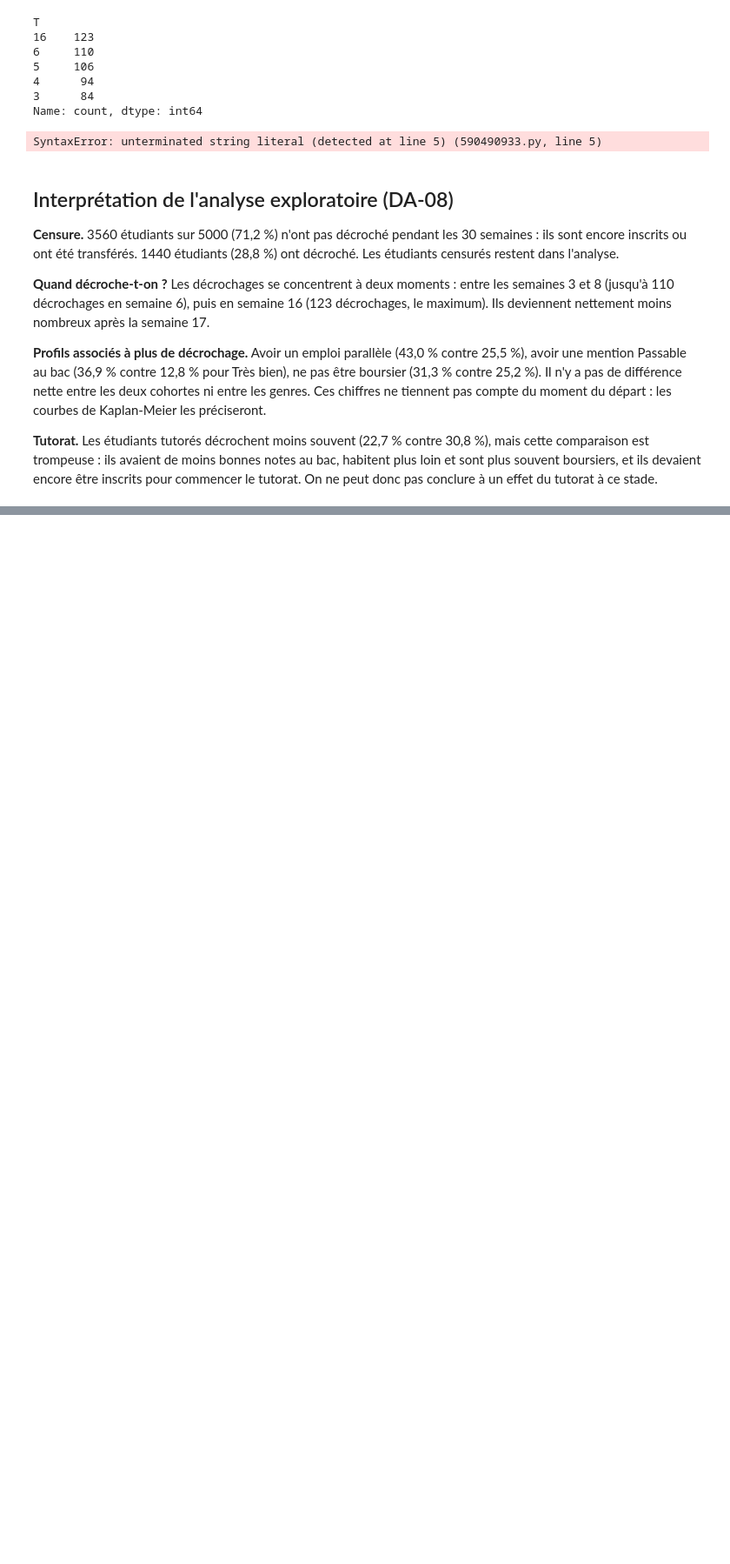
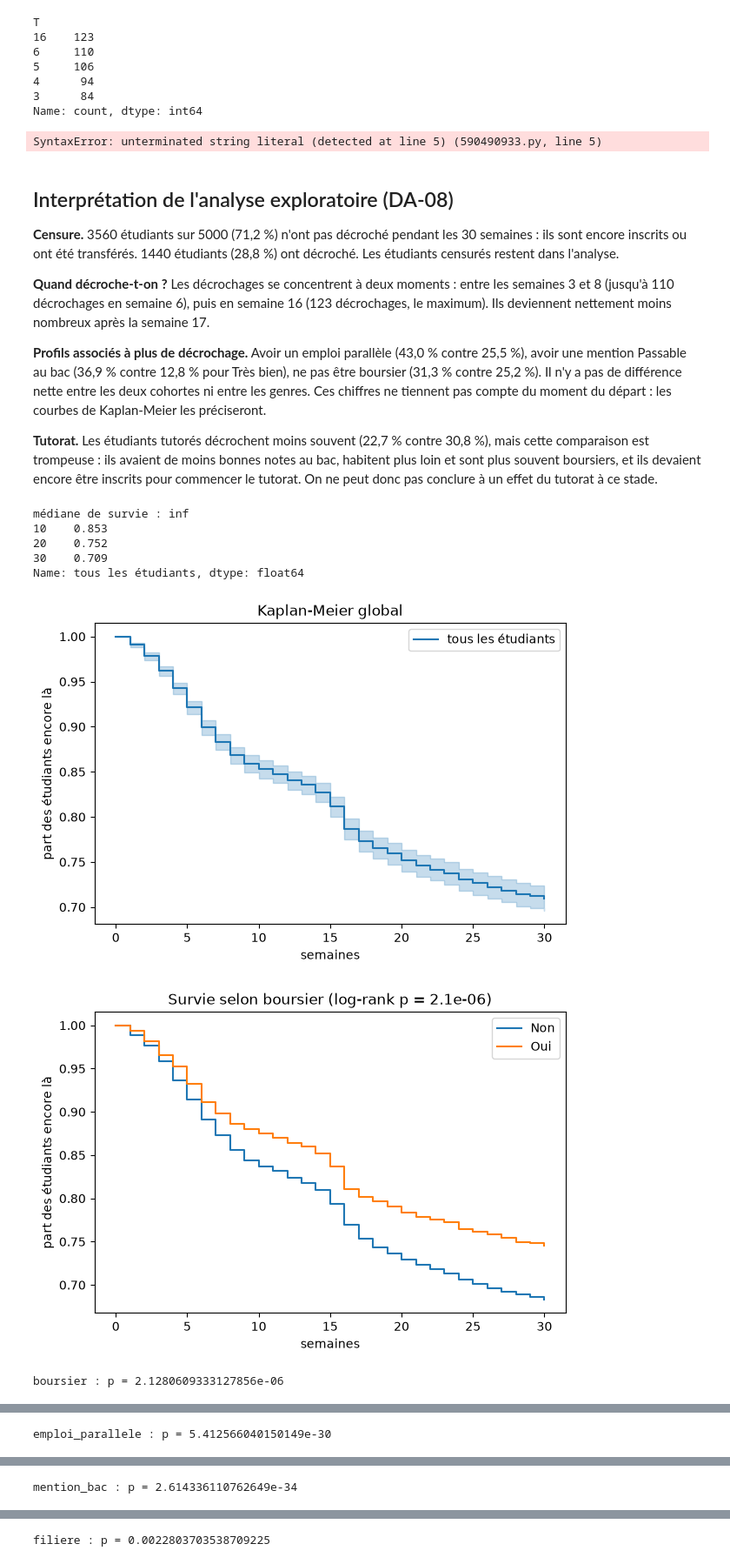
Before and after one commit to noumbethiam/horizon-decrochage-tutorat, a Jupyter notebook: notebooks/01_nettoyage.ipynb, the cells around one changed output, grey strips where cells are left out. Shown at 87% size. Saved outputs shown, nothing was run; the diff lists cells and outputs as text; code cells hidden in the pictures; blank space fills up the shorter version.

Commit message:
SV-01 : Kaplan-Meier, log-rank et semaines critiques

```diff
--- a/notebooks/01_nettoyage.ipynb
+++ b/notebooks/01_nettoyage.ipynb
@@ -1803,3 +1803,43 @@ SyntaxError: unterminated string literal (detected at line 5) (590490933.py, lin
 **Profils associés à plus de décrochage.** Avoir un emploi parallèle (43,0 % contre 25,5 %), avoir une mention Passable au bac (36,9 % contre 12,8 % pour Très bien), ne pas être boursier (31,3 % contre 25,2 %). Il n'y a pas de différence nette entre les deux cohortes ni entre les genres. Ces chiffres ne tiennent pas compte du moment du départ : les courbes de Kaplan-Meier les préciseront.
 
 **Tutorat.** Les étudiants tutorés décrochent moins souvent (22,7 % contre 30,8 %), mais cette comparaison est trompeuse : ils avaient de moins bonnes notes au bac, habitent plus loin et sont plus souvent boursiers, et ils devaient encore être inscrits pour commencer le tutorat. On ne peut donc pas conclure à un effet du tutorat à ce stade.
+# %%
+from lifelines import KaplanMeierFitter
+from lifelines.statistics import multivariate_logrank_test
+
+base = pd.read_csv("../data/processed/base_survie.csv")
+
+kmf = KaplanMeierFitter()
+kmf.fit(base["T"], event_observed=base["E"], label="tous les étudiants")
+print("médiane de survie :", kmf.median_survival_time_)
+print(kmf.survival_function_at_times([10, 20, 30]).round(3))
+
+fig, ax = plt.subplots(figsize=(7, 4.5))
+kmf.plot_survival_function(ax=ax)
+ax.set_xlabel("semaines")
+ax.set_ylabel("part des étudiants encore là")
+ax.set_title("Kaplan-Meier global")
+plt.savefig("../docs/figures/km_global.png", dpi=120)
+plt.show()
+
+for col in ["boursier", "emploi_parallele", "mention_bac", "filiere"]:
+    sous = base.dropna(subset=[col])
+    fig, ax = plt.subplots(figsize=(7, 4.5))
+    for valeur, g in sous.groupby(col):
+        KaplanMeierFitter().fit(g["T"], g["E"], label=str(valeur)).plot_survival_function(ax=ax, ci_show=False)
+    p = multivariate_logrank_test(sous["T"], sous[col], sous["E"]).p_value
+    ax.set_title(f"Survie selon {col} (log-rank p = {p:.2g})")
+    ax.set_xlabel("semaines")
+    ax.set_ylabel("part des étudiants encore là")
+    plt.savefig(f"../docs/figures/km_{col}.png", dpi=120)
+    plt.show()
+    print(col, ": p =", p)
+# %% [output]
+médiane de survie : inf
+10    0.853
+20    0.752
+30    0.709
+Name: tous les étudiants, dtype: float64
+[figure, added]
+[figure, added]
+boursier : p = 2.1280609333127856e-06
@@ -1805,0 +1847 @@ SyntaxError: unterminated string literal (detected at line 5) (590490933.py, lin
+emploi_parallele : p = 5.412566040150149e-30
@@ -1805,0 +1849 @@ SyntaxError: unterminated string literal (detected at line 5) (590490933.py, lin
+mention_bac : p = 2.614336110762649e-34
@@ -1805,0 +1851 @@ SyntaxError: unterminated string literal (detected at line 5) (590490933.py, lin
+filiere : p = 0.0022803703538709225
```
Also changed, not shown: parts of 3 cells of this notebook, 5 other files.
